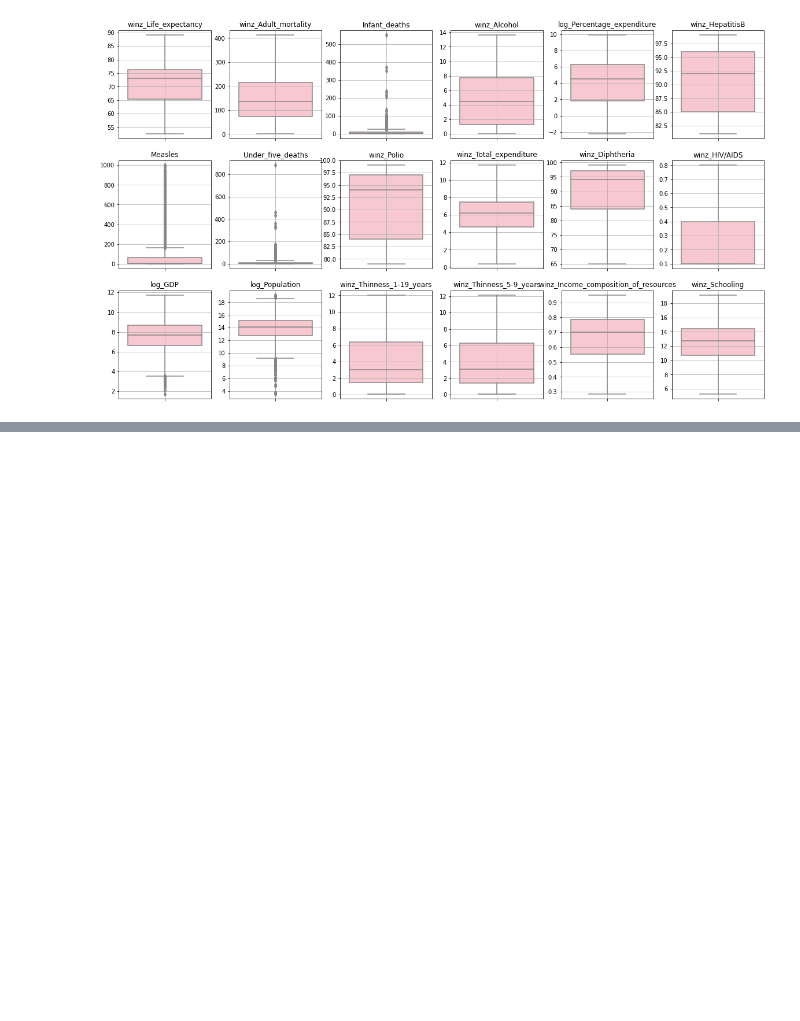
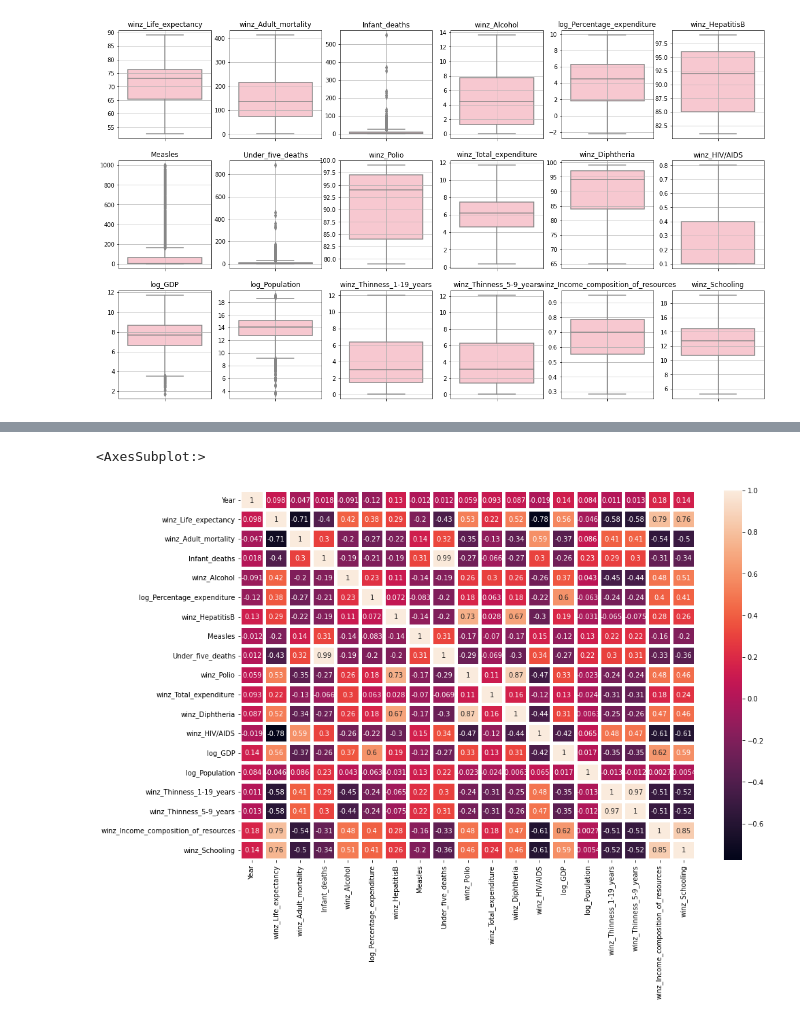
Before and after one commit to billbo-yang/DS503_HW3, a Jupyter notebook: life_expectancy_eda.ipynb, the cells around one changed output, grey strips where cells are left out. Cells and saved outputs as stored; diff of their text form; code cells hidden in the pictures; blank space fills up the shorter version.

```diff
--- a/life_expectancy_eda.ipynb
+++ b/life_expectancy_eda.ipynb
@@ -218,0 +217,11 @@ plt.show()
+# %%
+life_exp = life_expectancy[['Year', 'Country', 'Status','winz_Life_expectancy','winz_Adult_mortality','Infant_deaths','winz_Alcohol',
+            'log_Percentage_expenditure','winz_HepatitisB','Measles','Under_five_deaths','winz_Polio',
+            'winz_Total_expenditure','winz_Diphtheria','winz_HIV/AIDS','log_GDP','log_Population',
+            'winz_Thinness_1-19_years','winz_Thinness_5-9_years','winz_Income_composition_of_resources',
+            'winz_Schooling']]
+plt.figure(figsize=(15,10))
+sns.heatmap(life_exp.corr(), annot =True, linewidths = 4)
+# %% [output]
+<AxesSubplot:>
+[figure, added]
```
Also changed, not shown: parts of 10 cells of this notebook, 8 other files.
